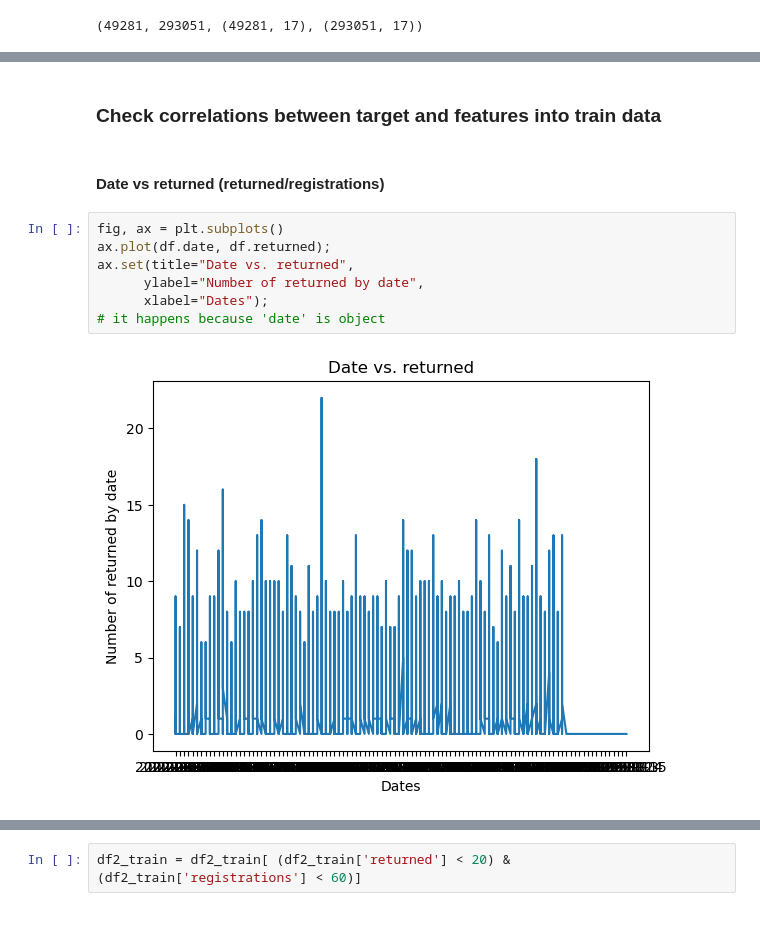
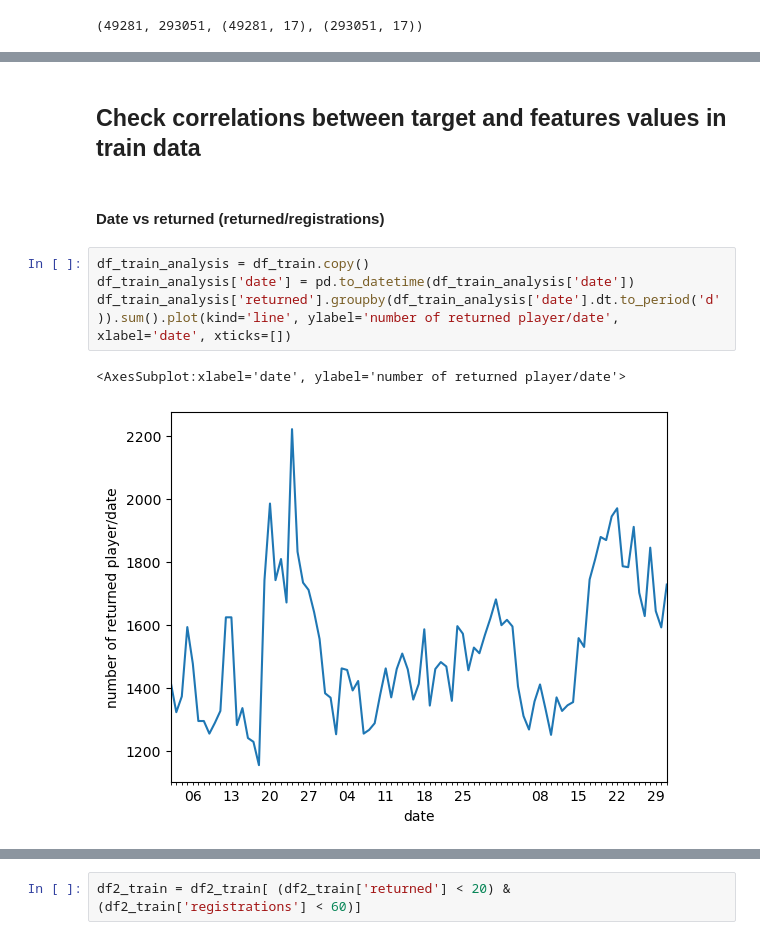
Before and after one commit to alexiandra97/T11-ML-project, a Jupyter notebook: T11-Machine-learning-model.ipynb, the cells around one changed output, grey strips where cells are left out. Saved outputs shown, nothing was run; the diff lists cells and outputs as text.

Commit message:
plot and comments

```diff
--- a/T11-Machine-learning-model.ipynb
+++ b/T11-Machine-learning-model.ipynb
@@ -379,15 +377,13 @@ df_train.head(5)
 | 3 | 2022-06-02 | 1 | 2 | 2 | 1 | 2 | ... |
 | 4 | 2022-06-02 | 1 | 2 | 2 | 1 | 1 | ... |
 # %% [markdown]
-### Check correlations between target and features into train data
+## Check correlations between target and features values in train data
 # %% [markdown]
 #### Date vs returned (returned/registrations)
 # %%
-fig, ax = plt.subplots()
-ax.plot(df.date, df.returned);
-ax.set(title="Date vs. returned",
-      ylabel="Number of returned by date",
-      xlabel="Dates");
-# it happens because 'date' is object
+df_train_analysis = df_train.copy()
+df_train_analysis['date'] = pd.to_datetime(df_train_analysis['date'])
+df_train_analysis['returned'].groupby(df_train_analysis['date'].dt.to_period('d')).sum().plot(kind='line', ylabel='number of returned player/date', xlabel='date', xticks=[])
 # %% [output]
+<AxesSubplot:xlabel='date', ylabel='number of returned player/date'>
-[figure, old version]
+[figure, new version]
```
Also changed, not shown: parts of 38 cells of this notebook.
